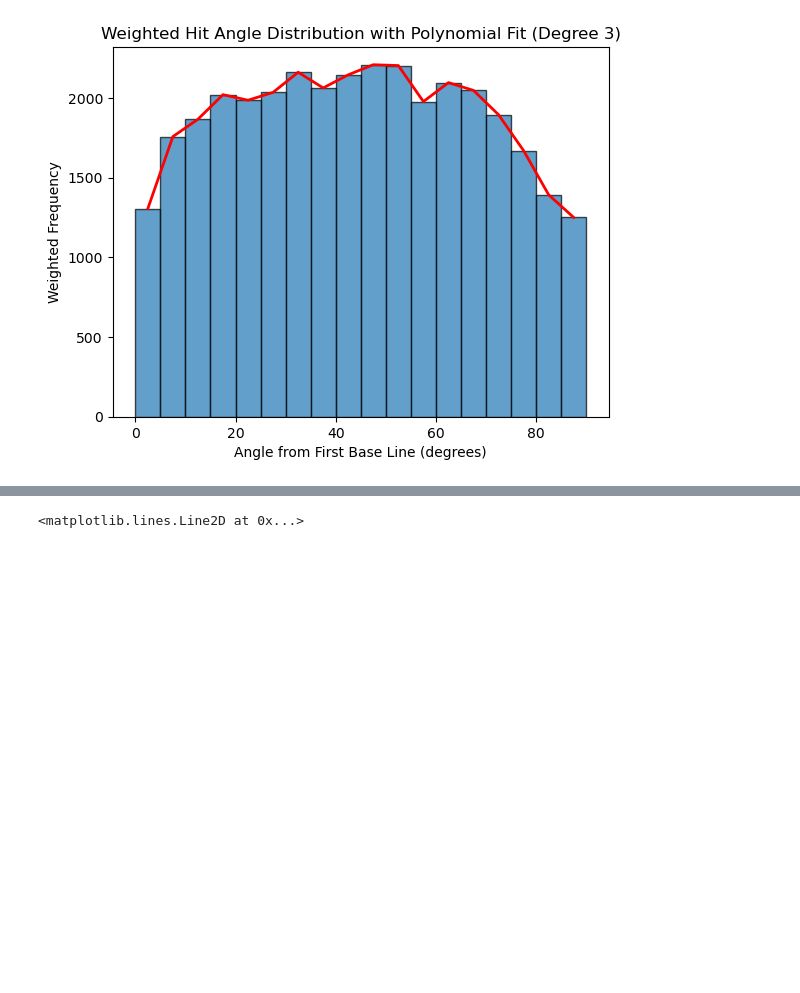
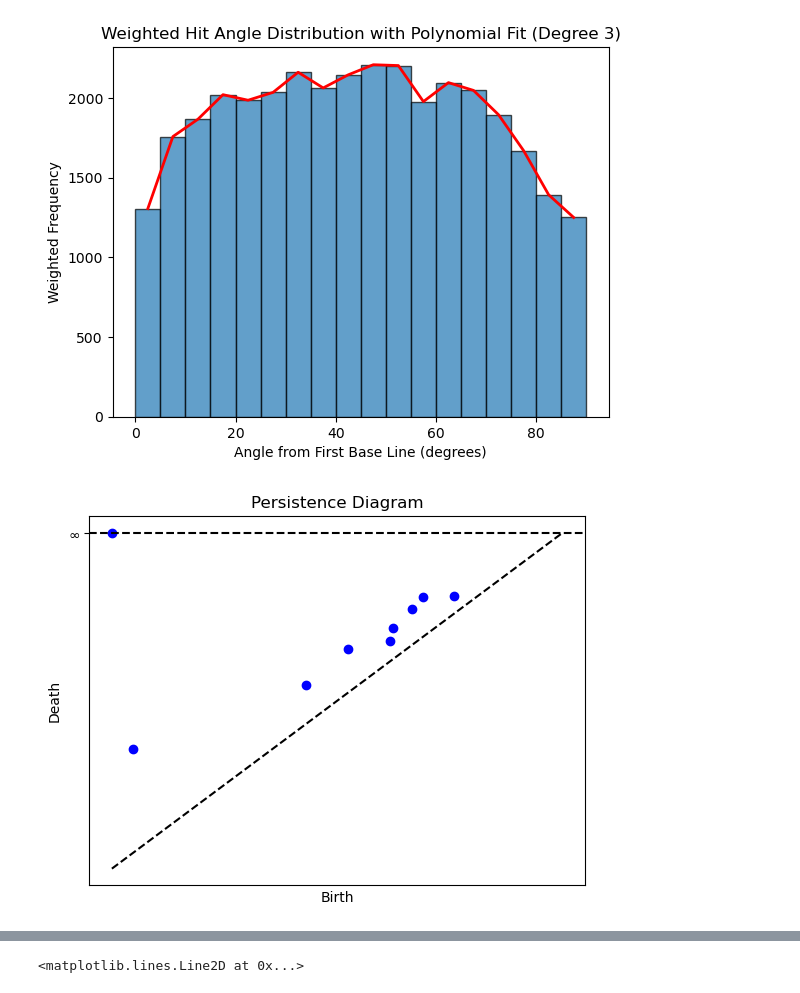
Before and after one commit to charlieh20/baseball-shift-tda, a Jupyter notebook: tda_base.ipynb, the cells around one changed output, grey strips where cells are left out. Saved outputs shown, nothing was run; the diff lists cells and outputs as text; code cells hidden in the pictures; blank space fills up the shorter version.

Commit message:
corrected persistence diagram method

```diff
--- a/tda_base.ipynb
+++ b/tda_base.ipynb
@@ -160,0 +215,4 @@ hist_line = weighted_histogram_simple_fit(data)
+# %%
+plot_level_set_persistence(hist_line.get_ydata())
+# %% [output]
+[figure, added]
```
Also changed, not shown: parts of 10 cells of this notebook.
